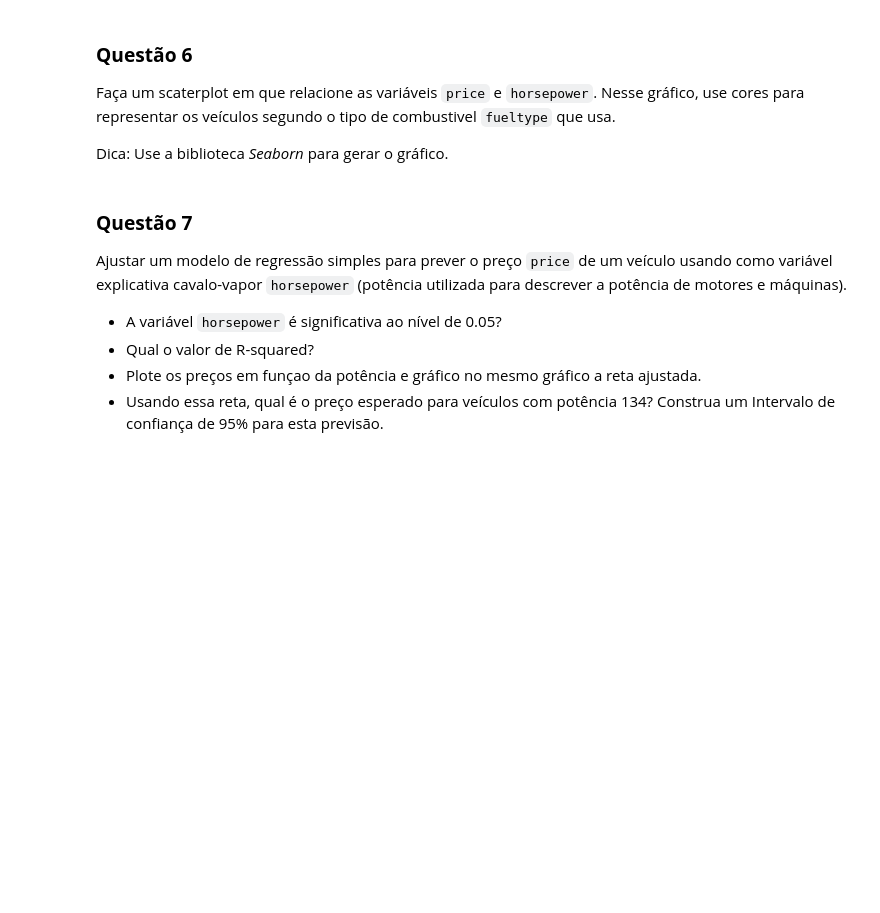
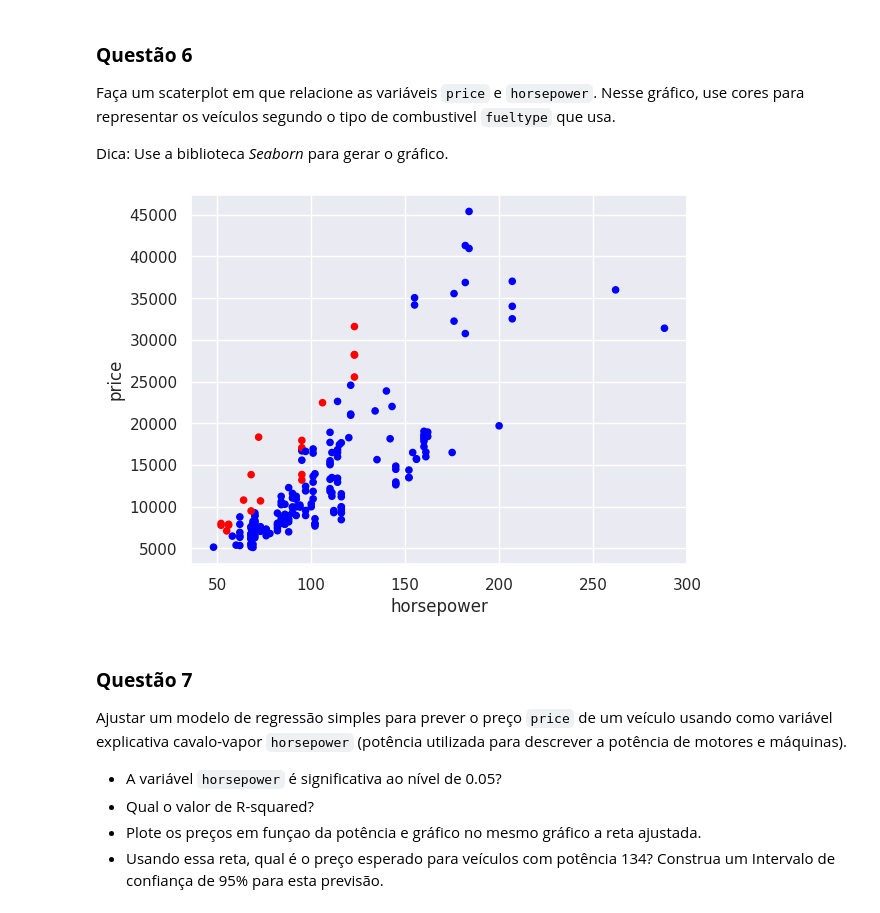
Before and after one commit to andvsilva/programming_school, a Jupyter notebook: notebooks/Reg_linear_lab_2023.ipynb, the cells around one changed output. Cells and saved outputs as stored; diff of their text form; code cells hidden in the pictures; blank space fills up the shorter version.

```diff
--- a/notebooks/Reg_linear_lab_2023.ipynb
+++ b/notebooks/Reg_linear_lab_2023.ipynb
@@ -237,6 +250,12 @@ Usando um gráfico de *Scatterplot* avalie a relação linear entre o preço `pr
 Faça um scaterplot em que relacione as variáveis `price` e `horsepower`. Nesse gráfico, use cores para representar os veículos segundo o tipo de combustivel `fueltype` que usa.
 
 Dica: Use a biblioteca *Seaborn* para gerar o gráfico.
+# %%
+colors = { 'gas': 'blue', 'diesel': 'red' }
+df.plot.scatter(x='horsepower', y='price', c=df['fueltype'].apply(lambda x: colors[x]))
+plt.show()
+# %% [output]
+[figure, added]
 # %% [markdown]
 ### **Questão 7**
 
```
Also changed, not shown: parts of 8 cells of this notebook.
